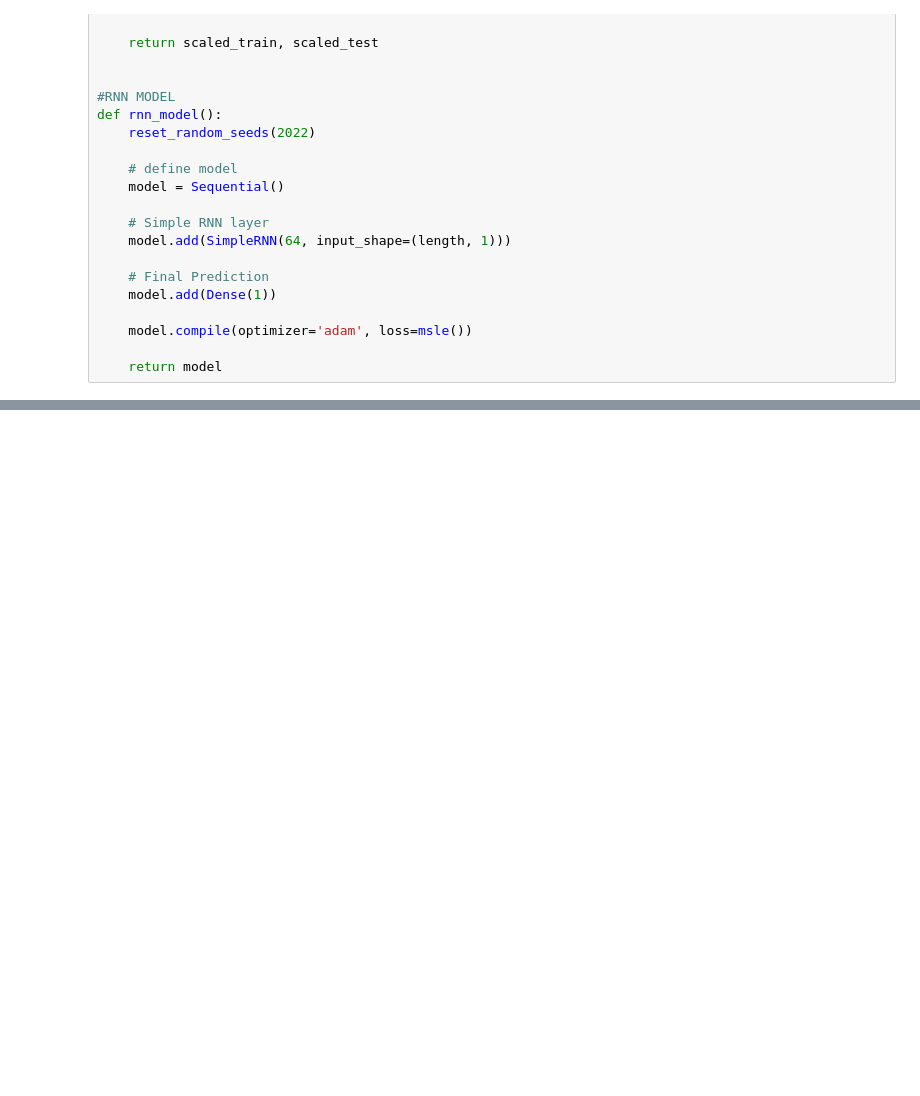
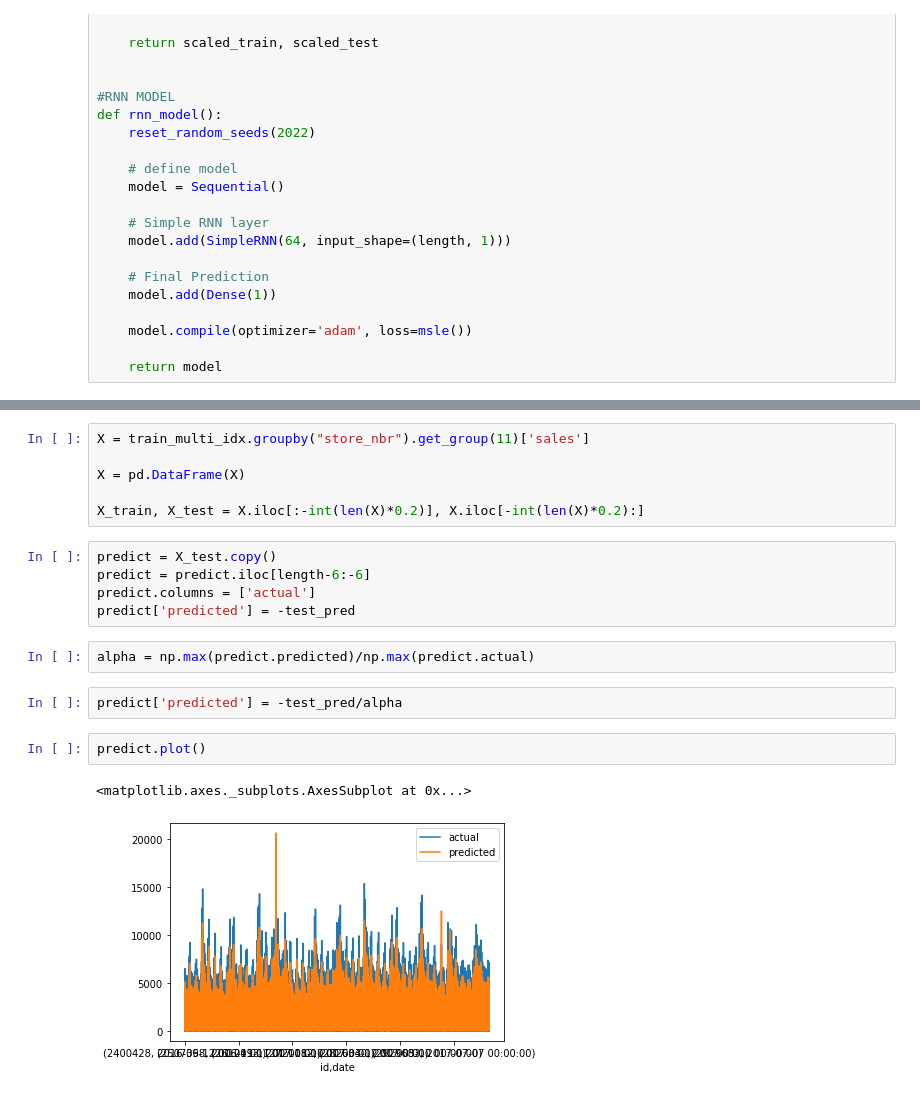
Before and after one commit to monikachudyba/ArtificialNeuralNetworkProjects, a Jupyter notebook: StoreSalesForecasting.ipynb, the cells around one changed output, grey strips where cells are left out. Drawn from its saved outputs; the diff is of its cells as text; blank space fills up the shorter version.

```diff
--- a/StoreSalesForecasting.ipynb
+++ b/StoreSalesForecasting.ipynb
@@ -604,0 +617,20 @@ for i in store_number[:10]: #first 10 stores
+# %%
+X = train_multi_idx.groupby("store_nbr").get_group(11)['sales']
+
+X = pd.DataFrame(X)
+
+X_train, X_test = X.iloc[:-int(len(X)*0.2)], X.iloc[-int(len(X)*0.2):]
+# %%
+predict = X_test.copy()
+predict = predict.iloc[length-6:-6]
+predict.columns = ['actual']
+predict['predicted'] = -test_pred
+# %%
+alpha = np.max(predict.predicted)/np.max(predict.actual)
+# %%
+predict['predicted'] = -test_pred/alpha
+# %%
+predict.plot()
+# %% [output]
+<matplotlib.axes._subplots.AxesSubplot at 0x...>
+[figure, added]
```
Also changed, not shown: parts of 17 cells of this notebook.
